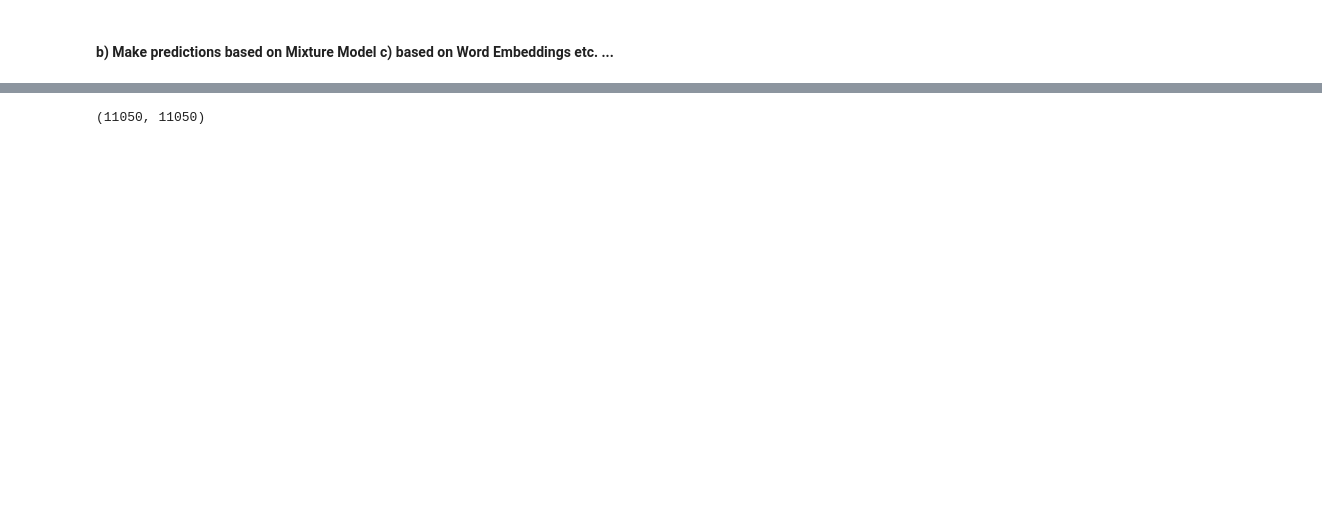
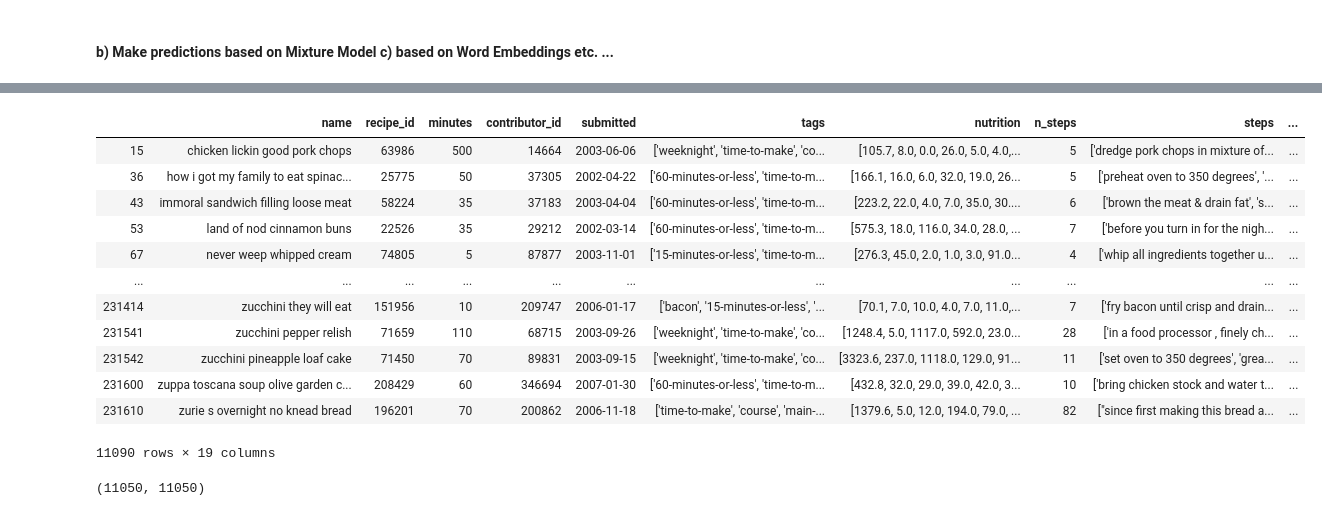
Before and after one commit to CaroHolt/WebMiningRecipeProject, a Jupyter notebook: code/Content Mining Caro.ipynb, the cells around one changed output, grey strips where cells are left out. Saved outputs shown, nothing was run; the diff lists cells and outputs as text; code cells hidden in the pictures; blank space fills up the shorter version.

```diff
--- a/code/Content Mining Caro.ipynb
+++ b/code/Content Mining Caro.ipynb
@@ -768,4 +756,20 @@ def get_mix_sim_matrix(processed, lmbda, df_rfiltered):
   mixed_sim = np.add(cos_sim*lmbda,eucl_sim*(1-lmbda)) # assume equally weighted
 
   return mixed_sim
+# %%
+df_rmerged
+# %% [output]
+|  | name | recipe_id | minutes | contributor_id | submitted | tags | nutrition | n_steps | steps | ... |
+| 15 | chicken lickin good pork chops | 63986 | 500 | 14664 | 2003-06-06 | ['weeknight', 'time-to-make', 'co... | [105.7, 8.0, 0.0, 26.0, 5.0, 4.0,... | 5 | ['dredge pork chops in mixture of... | ... |
+| 36 | how i got my family to eat spinac... | 25775 | 50 | 37305 | 2002-04-22 | ['60-minutes-or-less', 'time-to-m... | [166.1, 16.0, 6.0, 32.0, 19.0, 26... | 5 | ['preheat oven to 350 degrees', '... | ... |
+| 43 | immoral sandwich filling loose meat | 58224 | 35 | 37183 | 2003-04-04 | ['60-minutes-or-less', 'time-to-m... | [223.2, 22.0, 4.0, 7.0, 35.0, 30.... | 6 | ['brown the meat & drain fat', 's... | ... |
+| 53 | land of nod cinnamon buns | 22526 | 35 | 29212 | 2002-03-14 | ['60-minutes-or-less', 'time-to-m... | [575.3, 18.0, 116.0, 34.0, 28.0, ... | 7 | ['before you turn in for the nigh... | ... |
+| 67 | never weep whipped cream | 74805 | 5 | 87877 | 2003-11-01 | ['15-minutes-or-less', 'time-to-m... | [276.3, 45.0, 2.0, 1.0, 3.0, 91.0... | 4 | ['whip all ingredients together u... | ... |
+| ... | ... | ... | ... | ... | ... | ... | ... | ... | ... | ... |
+| 231414 | zucchini they will eat | 151956 | 10 | 209747 | 2006-01-17 | ['bacon', '15-minutes-or-less', '... | [70.1, 7.0, 10.0, 4.0, 7.0, 11.0,... | 7 | ['fry bacon until crisp and drain... | ... |
+| 231541 | zucchini pepper relish | 71659 | 110 | 68715 | 2003-09-26 | ['weeknight', 'time-to-make', 'co... | [1248.4, 5.0, 1117.0, 592.0, 23.0... | 28 | ['in a food processor , finely ch... | ... |
+| 231542 | zucchini pineapple loaf cake | 71450 | 70 | 89831 | 2003-09-15 | ['weeknight', 'time-to-make', 'co... | [3323.6, 237.0, 1118.0, 129.0, 91... | 11 | ['set oven to 350 degrees', 'grea... | ... |
+| 231600 | zuppa toscana soup olive garden c... | 208429 | 60 | 346694 | 2007-01-30 | ['60-minutes-or-less', 'time-to-m... | [432.8, 32.0, 29.0, 39.0, 42.0, 3... | 10 | ['bring chicken stock and water t... | ... |
+| 231610 | zurie s overnight no knead bread | 196201 | 70 | 200862 | 2006-11-18 | ['time-to-make', 'course', 'main-... | [1379.6, 5.0, 12.0, 194.0, 79.0, ... | 82 | ["since first making this bread a... | ... |
+11090 rows × 19 columns
 # %%
```
Also changed, not shown: parts of 17 cells of this notebook, 1 other file.
